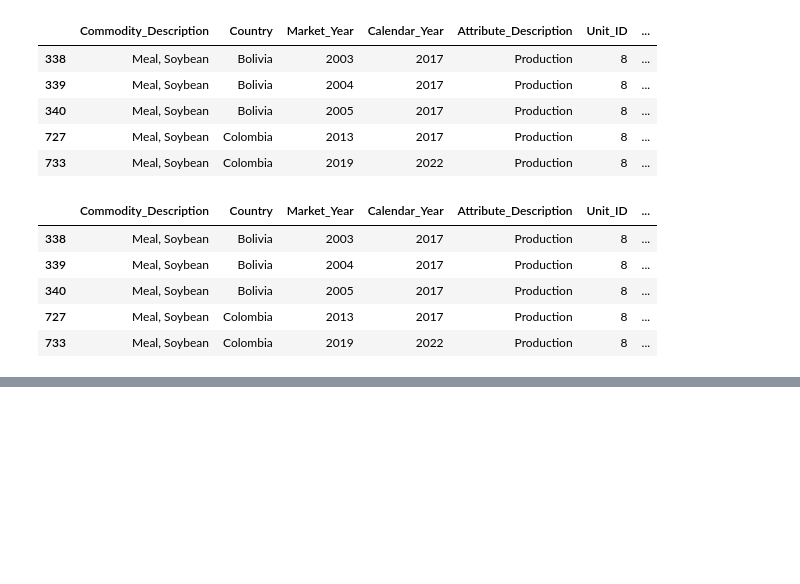
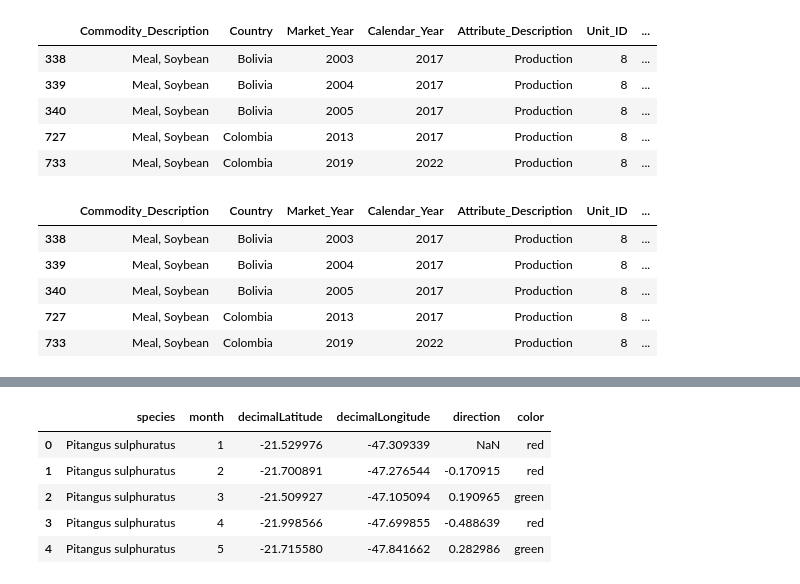
Before and after one commit to tinksjain22/bird-migration-group-4, a Jupyter notebook: southamerica_soyproduction.ipynb, the cells around one changed output, grey strips where cells are left out. Saved outputs shown, nothing was run; the diff lists cells and outputs as text; code cells hidden in the pictures; blank space fills up the shorter version.

```diff
--- a/southamerica_soyproduction.ipynb
+++ b/southamerica_soyproduction.ipynb
@@ -208,3 +246,31 @@ map.show()
+# %%
+# Filter relevant columns
+filtered_bird_2022 = bird2[['decimalLatitude', 'decimalLongitude', 'species', 'month']]
+
+# Drop null values
+filtered_bird_2022 = filtered_bird_2022.dropna(subset=['decimalLatitude', 'decimalLongitude'])
+filtered_bird_2022 = filtered_bird_2022.sort_values(by='month')
+
+# Group by species and month to calculate lat/long mean
+group_bird_2022 = filtered_bird_2022.groupby(['species', 'month'], as_index=False).agg({
+    'decimalLatitude': 'mean', 'decimalLongitude': 'mean'
+})
+group_bird_2022['month'] = group_bird_2022['month'].astype(int)
+group_bird_2022 = group_bird_2022.sort_values(by='month')
+
+# Determine direction of movement based on latitude difference
+group_bird_2022['direction'] = group_bird_2022.groupby('species')['decimalLatitude'].diff()
+
+# Assign colors based on direction (upward=green, downward=red)
+group_bird_2022['color'] = group_bird_2022['direction'].apply(lambda x: 'green' if x > 0 else 'red')
+group_bird_2022.head()
+# %% [output]
+|  | species | month | decimalLatitude | decimalLongitude | direction | color |
+| 0 | Pitangus sulphuratus | 1 | -21.529976 | -47.309339 | NaN | red |
+| 1 | Pitangus sulphuratus | 2 | -21.700891 | -47.276544 | -0.170915 | red |
+| 2 | Pitangus sulphuratus | 3 | -21.509927 | -47.105094 | 0.190965 | green |
+| 3 | Pitangus sulphuratus | 4 | -21.998566 | -47.699855 | -0.488639 | red |
+| 4 | Pitangus sulphuratus | 5 | -21.715580 | -47.841662 | 0.282986 | green |
 # %%
 # Create two choropleth maps side by side
 fig = make_subplots(rows=1, cols=2, subplot_titles=['2017', '2022'],
```
Also changed, not shown: parts of 12 cells of this notebook, 6 other files.
